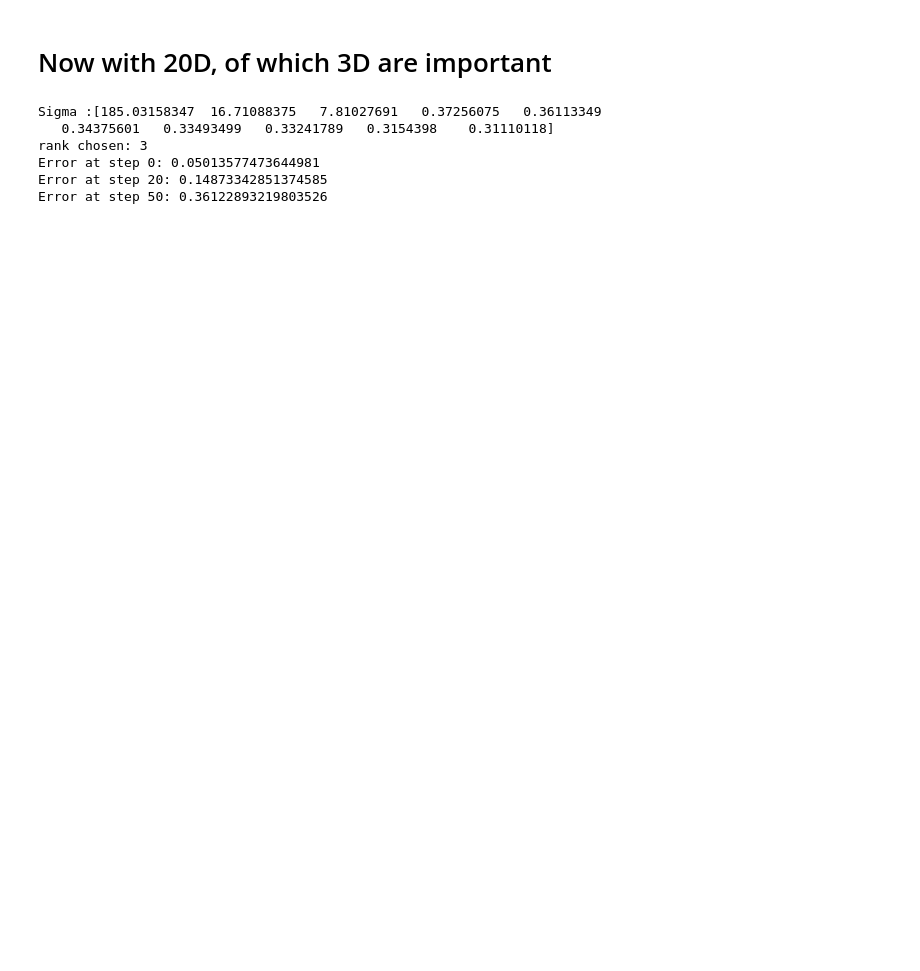
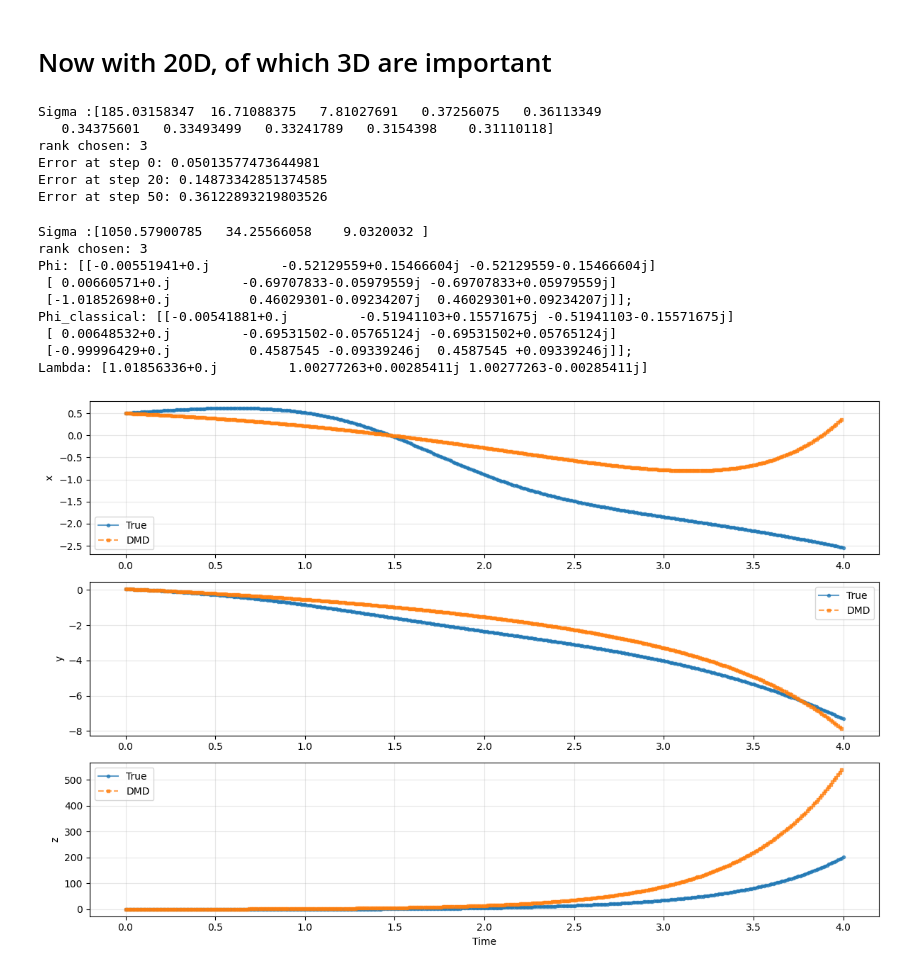
Before and after one commit to lukas-kramer07/DMD, a Jupyter notebook: src/dmd_sim.ipynb, the cells around one changed output. Saved outputs shown, nothing was run; the diff lists cells and outputs as text; code cells hidden in the pictures; blank space fills up the shorter version.

```diff
--- a/src/dmd_sim.ipynb
+++ b/src/dmd_sim.ipynb
@@ -267,3 +309,16 @@ rank chosen: 3
 Error at step 0: 0.05013577473644981
 Error at step 20: 0.14873342851374585
 Error at step 50: 0.36122893219803526
+# %%
+dmd_plot(0.99999,4,400,system,x0)
+# %% [output]
+Sigma :[1050.57900785   34.25566058    9.0320032 ]
+rank chosen: 3
+Phi: [[-0.00551941+0.j         -0.52129559+0.15466604j -0.52129559-0.15466604j]
+ [ 0.00660571+0.j         -0.69707833-0.05979559j -0.69707833+0.05979559j]
+ [-1.01852698+0.j          0.46029301-0.09234207j  0.46029301+0.09234207j]];
+Phi_classical: [[-0.00541881+0.j         -0.51941103+0.15571675j -0.51941103-0.15571675j]
+ [ 0.00648532+0.j         -0.69531502-0.05765124j -0.69531502+0.05765124j]
+ [-0.99996429+0.j          0.4587545 -0.09339246j  0.4587545 +0.09339246j]];
+Lambda: [1.01856336+0.j         1.00277263+0.00285411j 1.00277263-0.00285411j]
+[figure, added]
```
Also changed, not shown: parts of 10 cells of this notebook.
